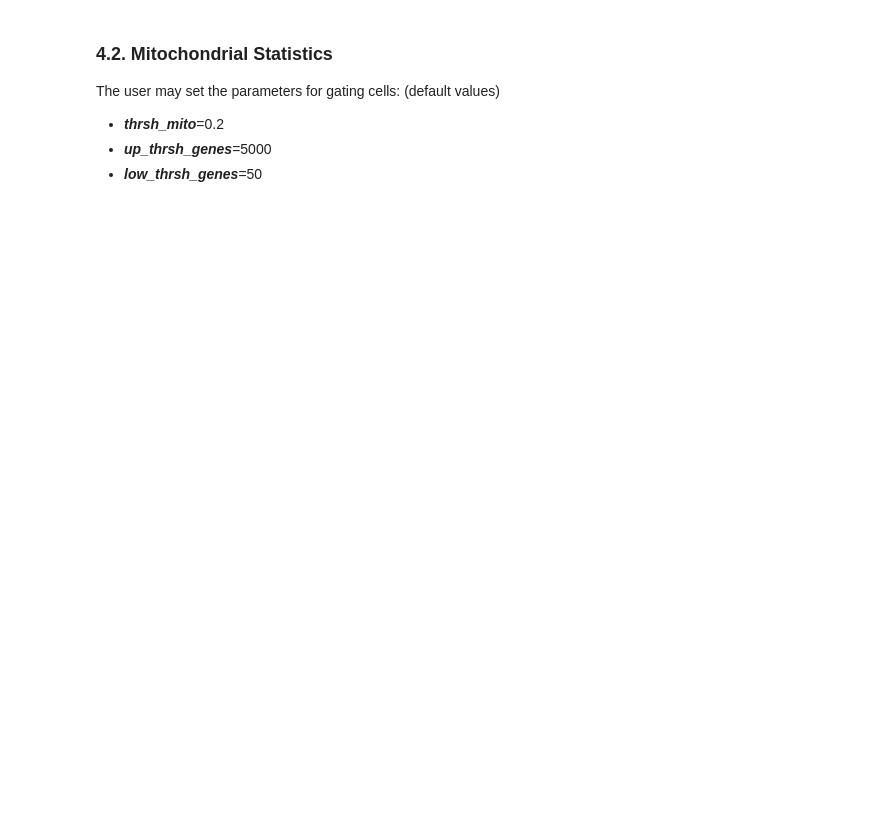
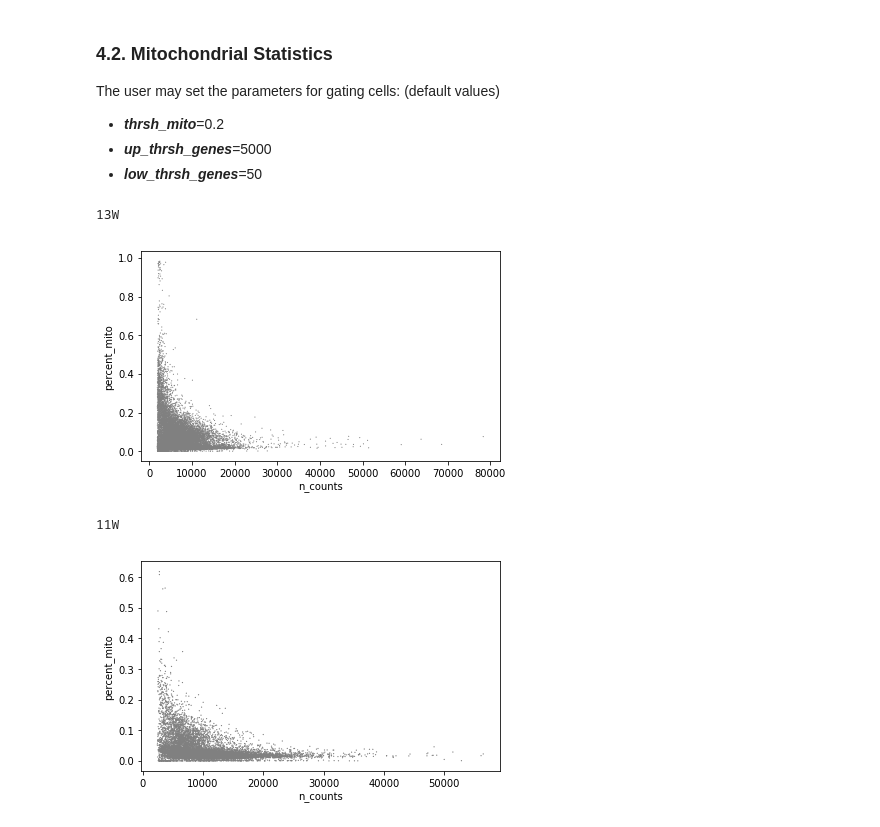
Before and after one commit to henrygong/trajectories, a Jupyter notebook: cardiomyocyte_classification/scanpy_HoC.ipynb, the cells around one changed output. Cells and saved outputs as stored; diff of their text form; code cells hidden in the pictures; blank space fills up the shorter version.

Commit message:
fix preliminary filtering

```diff
--- a/cardiomyocyte_classification/scanpy_HoC.ipynb
+++ b/cardiomyocyte_classification/scanpy_HoC.ipynb
@@ -142,6 +146,17 @@ up_thrsh_genes = 5000
 low_thrsh_genes = 50
 # %%
 sc_filter_dict.update({'mito_genes': []})
-
 for key in concatenated_cell_dict.keys():
-    sc_filter_dict['mito_genes'].append({key: [name for name in concatenated_cell_dict[key].var_names if name.startswith('MT.') or name.startswith('MT-')]})
+    mito_genes = [name for name in concatenated_cell_dict[key].var_names if name.startswith('MT.') or name.startswith('MT-')]
+    sc_filter_dict['mito_genes'].append({key: mito_genes})
+    concatenated_cell_dict[key].obs['percent_mito'] = np.sum(concatenated_cell_dict[key][:, mito_genes].X, axis=1) / np.sum(concatenated_cell_dict[key].X, axis=1)
+    concatenated_cell_dict[key].obs['n_counts'] = np.sum(concatenated_cell_dict[key].X, axis=1)
+# %%
+for key in concatenated_cell_dict.keys():
+    print(key)
+    sc.pl.scatter(concatenated_cell_dict[key], x = 'n_counts', y = 'percent_mito')
+# %% [output]
+13W
+[figure, added]
+11W
+[figure, added]
```
Also changed, not shown: parts of 3 cells of this notebook.
